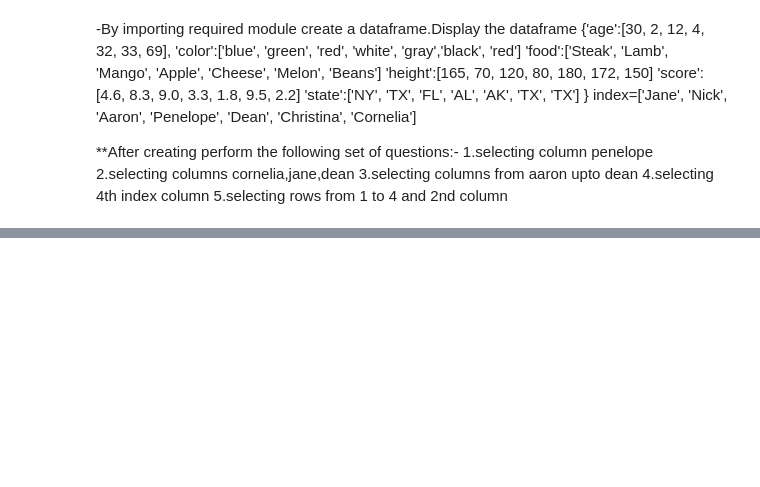
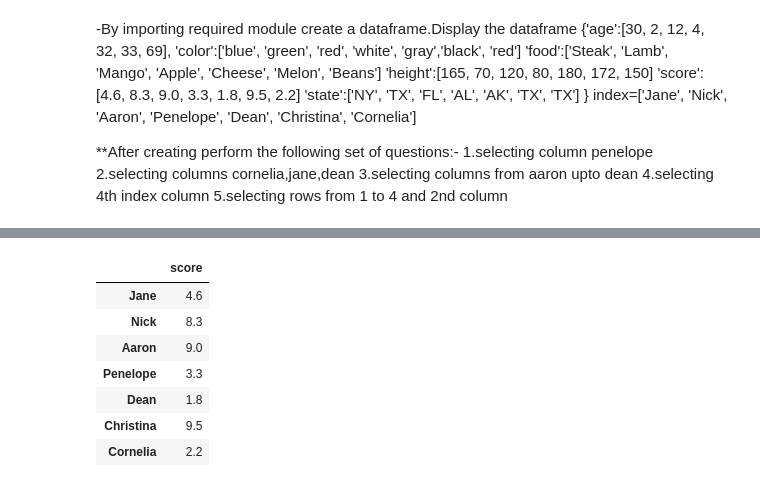
Before and after one commit to Mboitai/Python, a Jupyter notebook: lab-4.ipynb, the cells around one changed output, grey strips where cells are left out. Drawn from its saved outputs; the diff is of its cells as text; code cells hidden in the pictures; blank space fills up the shorter version.

```diff
--- a/lab-4.ipynb
+++ b/lab-4.ipynb
@@ -206,4 +226,14 @@ NameError: name 'd' is not defined
 # %%
 #4.selecting 4th index column
+d.iloc[0:7,4:5]
+# %% [output]
+|  | score |
+| Jane | 4.6 |
+| Nick | 8.3 |
+| Aaron | 9.0 |
+| Penelope | 3.3 |
+| Dean | 1.8 |
+| Christina | 9.5 |
+| Cornelia | 2.2 |
 # %%
 #5.selecting rows from 1 to 4 and 2nd column
```
Also changed, not shown: parts of 5 cells of this notebook.
